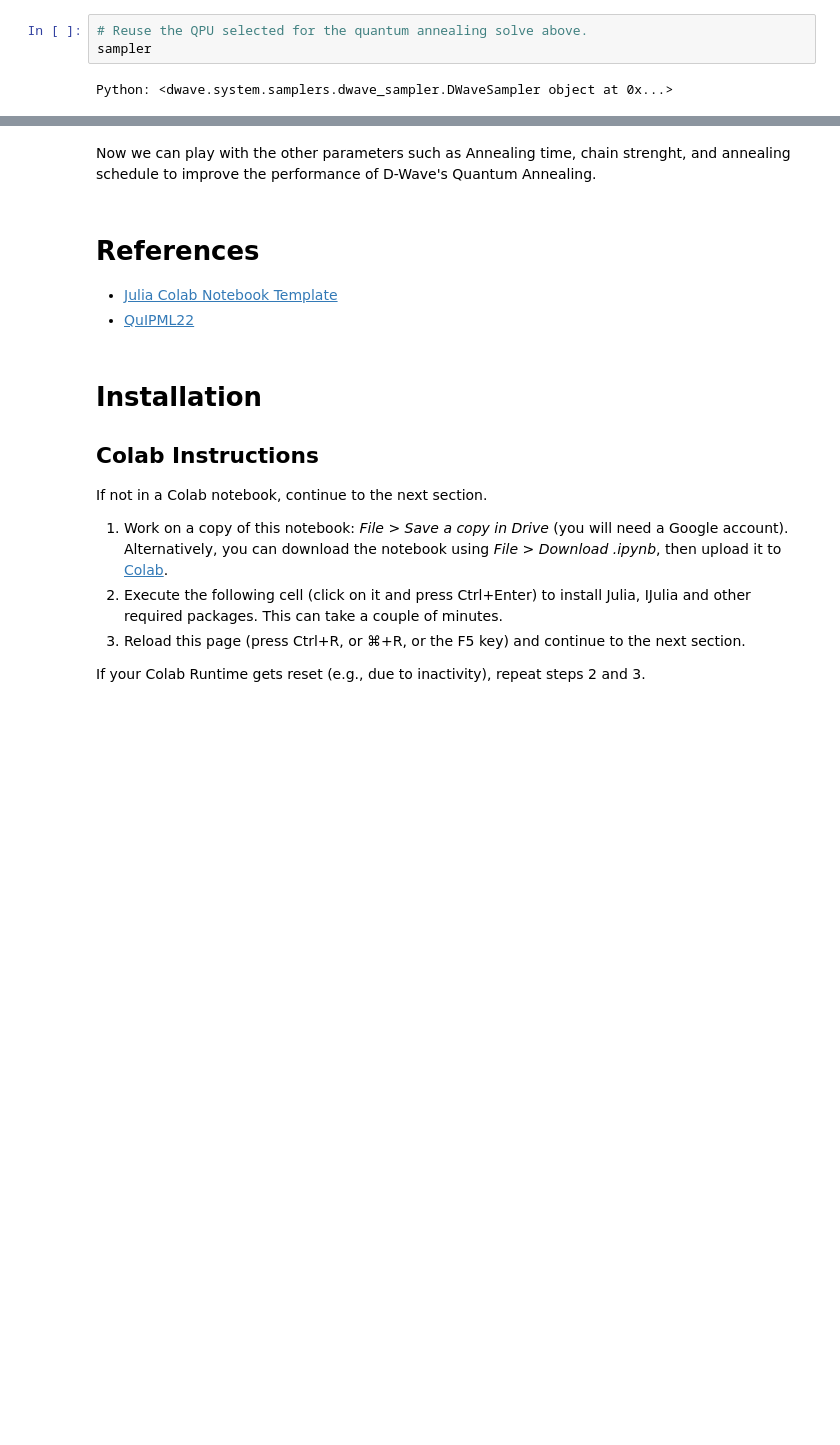
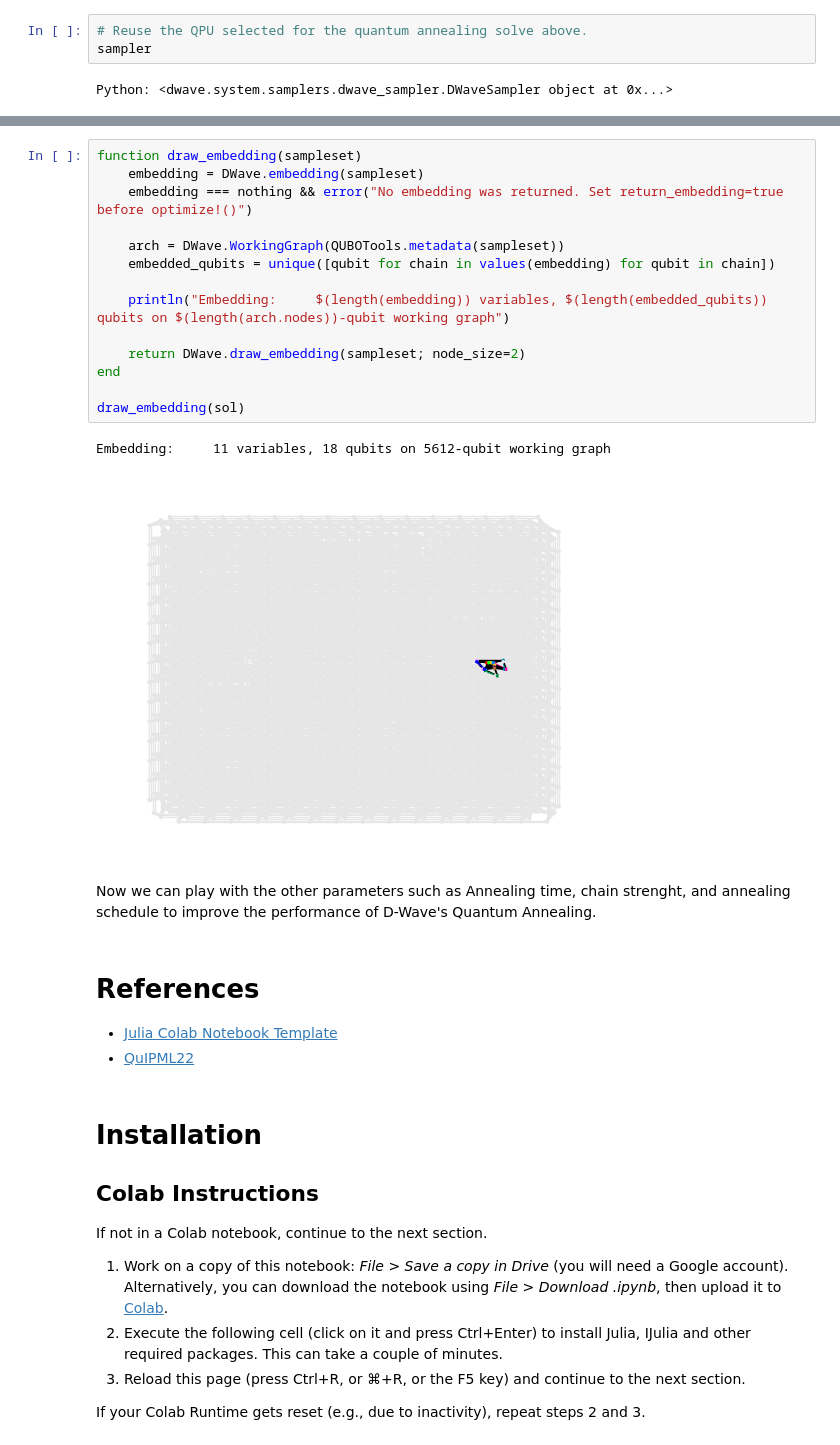
Before and after one commit to JuliaQUBO/QUBONotebooks, a Jupyter notebook: notebooks_jl/4-DWave.ipynb, the cells around one changed output, grey strips where cells are left out. Saved outputs shown, nothing was run; the diff lists cells and outputs as text; blank space fills up the shorter version.

```diff
--- a/notebooks_jl/4-DWave.ipynb
+++ b/notebooks_jl/4-DWave.ipynb
@@ -388,3 +276,20 @@ Embedding:     11 variables, 19 qubits on 5627-qubit working graph
+# %%
+function draw_embedding(sampleset)
+    embedding = DWave.embedding(sampleset)
+    embedding === nothing && error("No embedding was returned. Set return_embedding=true before optimize!()")
+
+    arch = DWave.WorkingGraph(QUBOTools.metadata(sampleset))
+    embedded_qubits = unique([qubit for chain in values(embedding) for qubit in chain])
+
+    println("Embedding:     $(length(embedding)) variables, $(length(embedded_qubits)) qubits on $(length(arch.nodes))-qubit working graph")
+
+    return DWave.draw_embedding(sampleset; node_size=2)
+end
+
+draw_embedding(sol)
+# %% [output]
+Embedding:     11 variables, 18 qubits on 5612-qubit working graph
+[figure, added]
 # %% [markdown]
 Now we can play with the other parameters such as Annealing time, chain strenght, and annealing schedule to improve the performance of D-Wave's Quantum Annealing.
 # %% [markdown]
```
Also changed, not shown: parts of 12 cells of this notebook, 2 other files.
